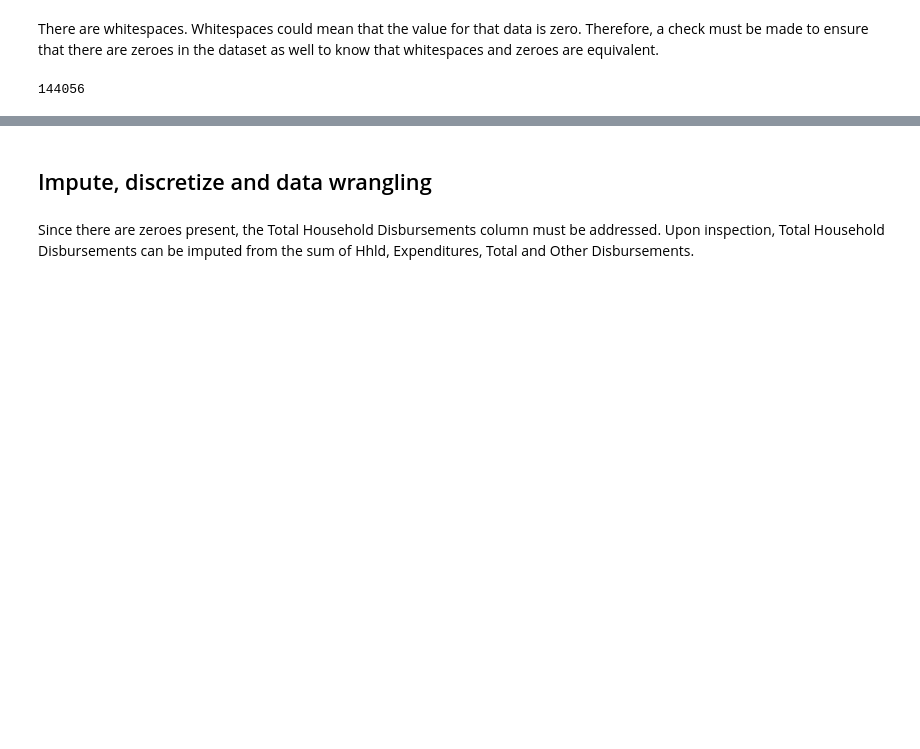
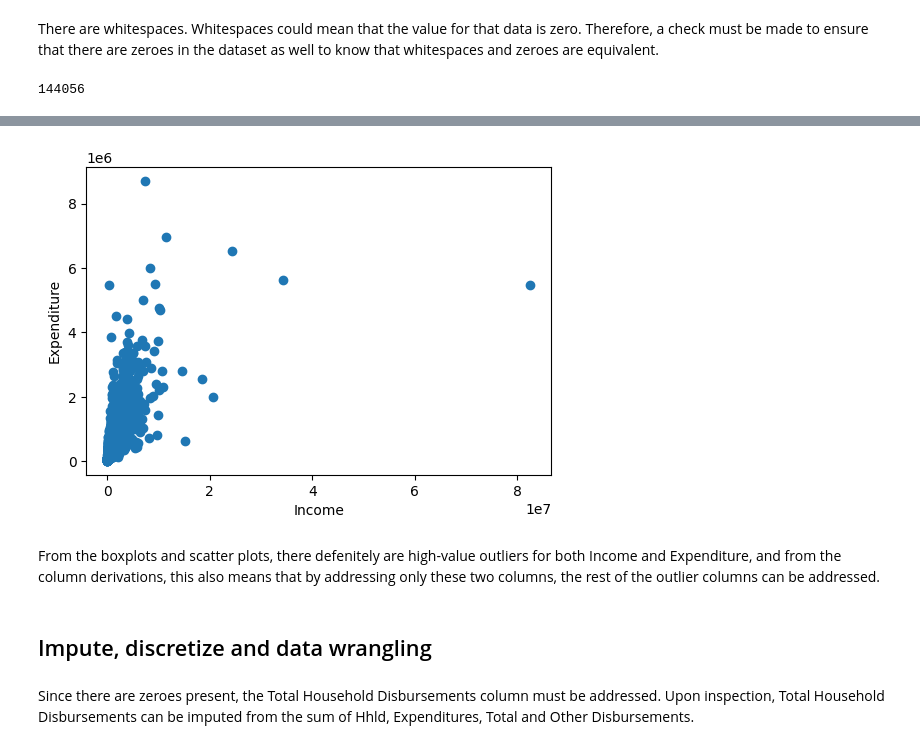
Before and after one commit to angelodelapaz/DataMiningPrelims, a Jupyter notebook: notebooks/01-EDA.ipynb, the cells around one changed output, grey strips where cells are left out. Drawn from its saved outputs; the diff is of its cells as text; code cells hidden in the pictures; blank space fills up the shorter version.

Commit message:
Added outlier removal and cleaned code

```diff
--- a/notebooks/01-EDA.ipynb
+++ b/notebooks/01-EDA.ipynb
@@ -226,3 +274,13 @@ print(fies_df['Total Household Disbursements'].value_counts().where(fies_df['Tot
+# %%
+fig, ax = plt.subplots(figsize=(6, 4))
+ax.scatter(removed_duplicates['Hhld, Income, Total'], removed_duplicates['Hhld, Expenditures, Total'])
+ax.set_xlabel('Income')
+ax.set_ylabel('Expenditure')
+plt.show()
+# %% [output]
+[figure, added]
+# %% [markdown]
+From the boxplots and scatter plots, there defenitely are high-value outliers for both Income and Expenditure, and from the column derivations, this also means that by addressing only these two columns, the rest of the outlier columns can be addressed.
 # %% [markdown]
 ## Impute, discretize and data wrangling
 # %% [markdown]
```
Also changed, not shown: parts of 21 cells of this notebook.
